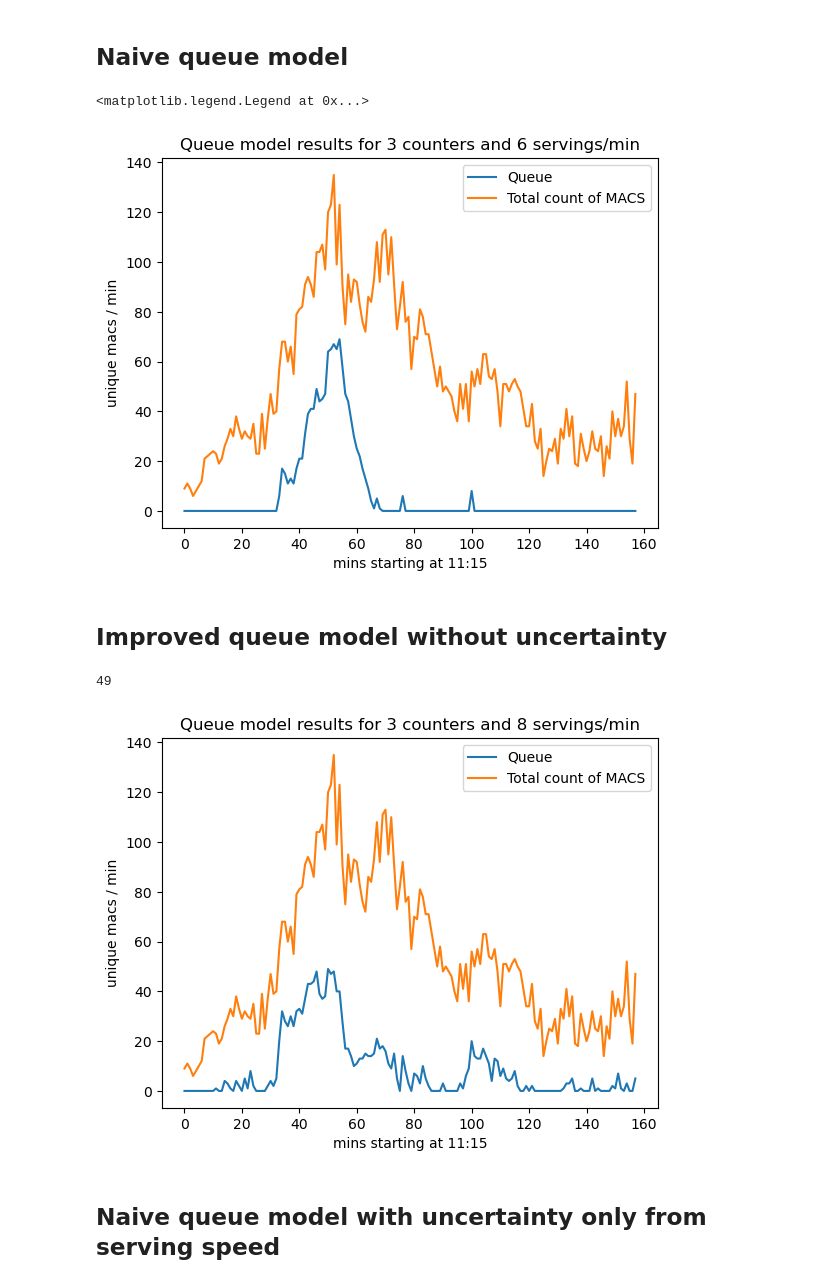
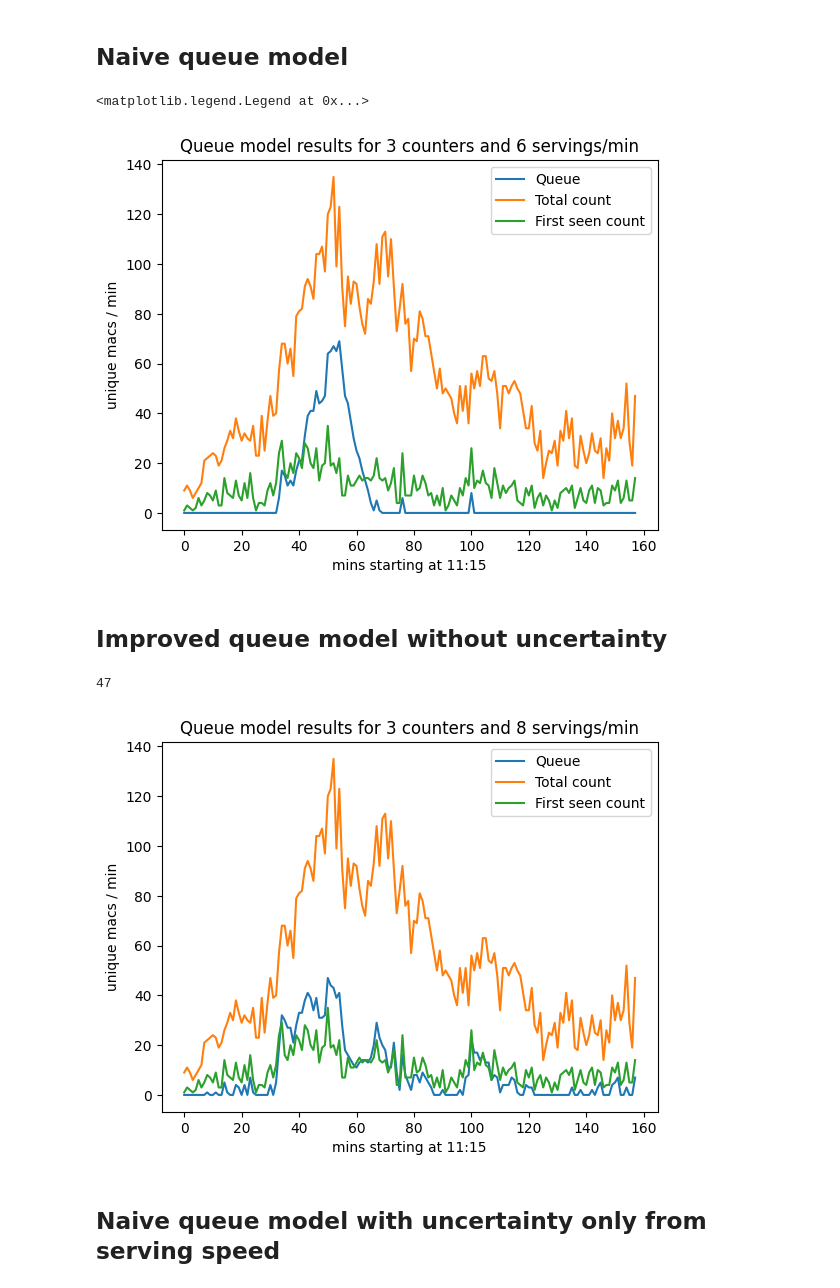
Before and after one commit to danielbischofff/dataLiteracyPeopleCounting, a Jupyter notebook: Queue_optimized.ipynb, the cells around one changed output. Cells and saved outputs as stored; diff of their text form; code cells hidden in the pictures.

```diff
--- a/Queue_optimized.ipynb
+++ b/Queue_optimized.ipynb
@@ -24,7 +24,7 @@ TODOS:
 # %% [markdown]
 ## Data preparation
 # %%
-df = pd.read_csv(r'C:/Users/mihai/Documents/Faculta/Data Literacy/Mensa Project/dataLiteracyPeopleCounting/data/Wed.csv', index_col=0)
+df = pd.read_csv(r"C:\Users\Philipp\OneDrive - UT Cloud\Data_literacy_mensa\Mensa_data_light\Wed_light.csv", index_col=0)
 # %%
 df.head()
 # %% [output]
@@ -169,32 +169,34 @@ Probability(Discrete > 2): 0.1000
 # %%
 # Hyperparameters
 nr_counters = 3
 serving_speed = 6  # people per minute for one counter
+
+total_minutes = len(df_20)
 
 # Initialize queue_count column
 df_20['queue_count'] = 0
 
 # Calculate queue count for each minute
 for i in range(len(df_20)):
     #print(i)
     if i == 0: #timepoint 0
         df_20['queue_count'].iloc[i] = max(0, 0 + df_20['enter_count'].iloc[i] - nr_counters * serving_speed)
     else:
         df_20['queue_count'].iloc[i] = max(0, df_20['queue_count'].iloc[i-1] + df_20['enter_count'].iloc[i] - nr_counters * serving_speed)
 
 
 #print(df_20)
 plt.plot(df_20['queue_count'].to_numpy(), label='Queue')
 plt.plot(range(total_minutes), df_20['total_count'], label='Total count')
 plt.plot(range(total_minutes), df_20['enter_count'], label='First seen count')
 plt.title(f'Queue model results for {nr_counters} counters and {serving_speed} servings/min')
 plt.ylabel('unique macs / min')
 plt.xlabel('mins starting at 11:15')
 plt.legend()
 # important: data starts at 11:15 (bcs at the start we have some minutes with no new entries
 # %% [output]
 <matplotlib.legend.Legend at 0x...>
-[figure, old version]
+[figure, new version]
 # %% [markdown]
 ## Improved queue model without uncertainty
 # %%
@@ -227,8 +229,8 @@ plt.legend()
 
 max(df_20['queue_count'])
 # %% [output]
-49
+47
-[figure, old version]
+[figure, new version]
 # %% [markdown]
 ## Naive queue model with uncertainty only from serving speed
 # %% [markdown]
```
Also changed, not shown: parts of 8 cells of this notebook.
